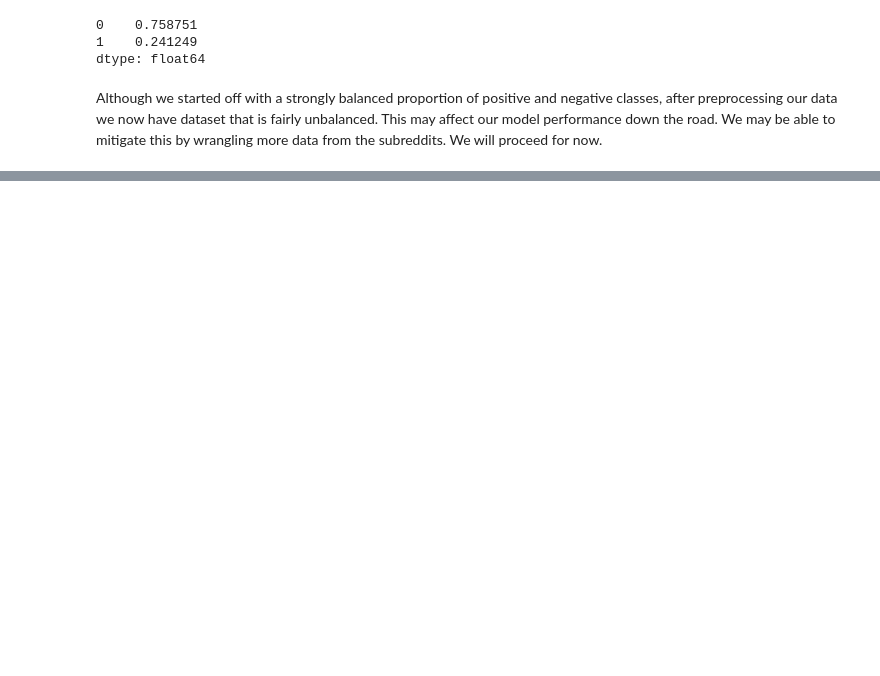
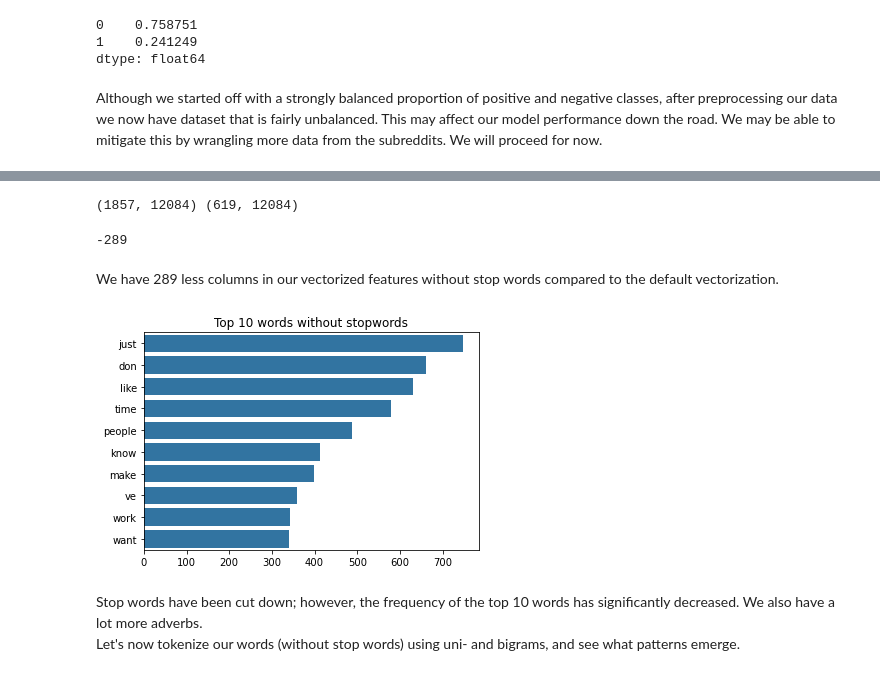
Before and after one commit to Femli/lifehacks_vs_lifeprotips, a Jupyter notebook: code/02_Preprocessing_EDA.ipynb, the cells around one changed output, grey strips where cells are left out. Drawn from its saved outputs; the diff is of its cells as text; code cells hidden in the pictures; blank space fills up the shorter version.

```diff
--- a/code/02_Preprocessing_EDA.ipynb
+++ b/code/02_Preprocessing_EDA.ipynb
@@ -204,0 +239,4 @@ Stored 'stored_data' (dict)
+# %%
+X_train_cvec2 = pd.DataFrame(cvec2.fit_transform(X_train).A, columns=cvec2.get_feature_names_out())
+X_test_cvec2 = pd.DataFrame(cvec2.transform(X_test).A, columns=cvec2.get_feature_names_out())
+X_train_cvec2.head(5)
@@ -204,0 +251,22 @@ Stored 'stored_data' (dict)
+# %%
+# verifying column size match
+print(X_train_cvec2.shape, X_test_cvec2.shape)
+# %% [output]
+(1857, 12084) (619, 12084)
+# %%
+X_train_cvec2.shape[1] - X_train_cvec.shape[1]
+# %% [output]
+-289
+# %% [markdown]
+We have 289 less columns in our vectorized features without stop words compared to the default vectorization.
+# %%
+cvec2_top_10 = X_train_cvec2.sum().sort_values(ascending=False)[:10]
+# %%
+sns.barplot(y=list(cvec2_top_10.index), x=cvec2_top_10.values, orient='h', color='tab:blue')
+plt.title("Top 10 words without stopwords")
+#plt.savefig('../images/top_10_cvec2');
+# %% [output]
+[figure, added]
+# %% [markdown]
+Stop words have been cut down; however, the frequency of the top 10 words has significantly decreased. We also have a lot more adverbs. <br />
+Let's now tokenize our words (without stop words) using uni- and bigrams, and see what patterns emerge.
```
Also changed, not shown: parts of 113 cells of this notebook, 10 other files.
